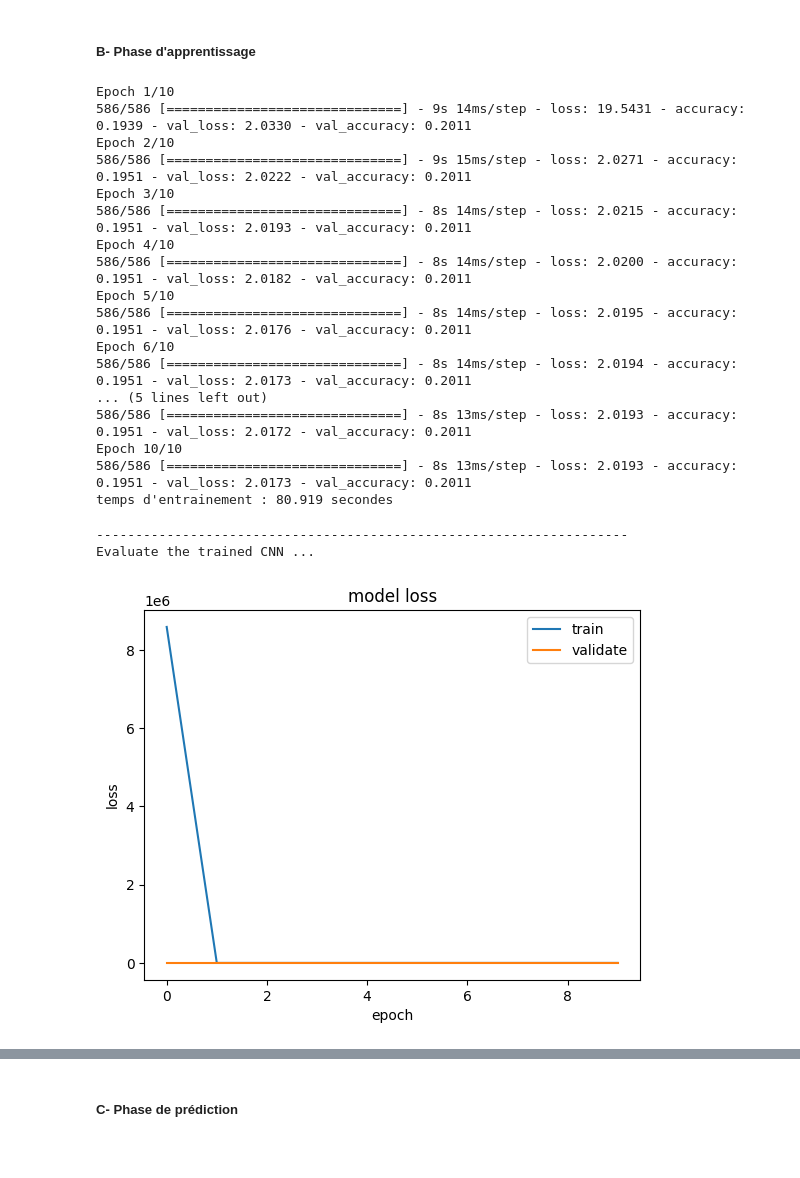
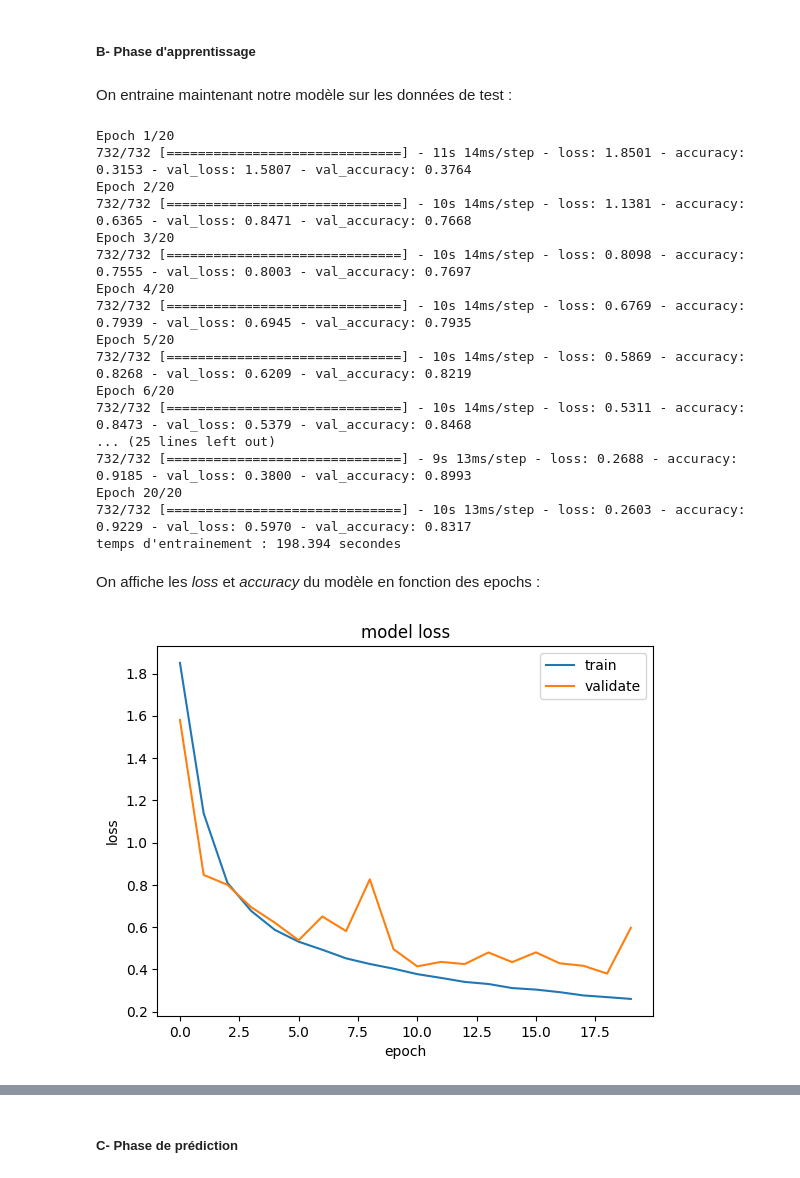
Before and after one commit to damiendesvent/LOG635-H2023-EqA, a Jupyter notebook: Labo_2/src/log-635_labo_2_eqA.ipynb, the cells around one changed output, grey strips where cells are left out. Cells and saved outputs as stored; diff of their text form; code cells hidden in the pictures.

Commit message:
bcp de modifs sur la partie comparaison des datasets

```diff
--- a/Labo_2/src/log-635_labo_2_eqA.ipynb
+++ b/Labo_2/src/log-635_labo_2_eqA.ipynb
@@ -239,7 +384,7 @@ On modifie Y pour qu'il contienne en un vecteur tous les résultats :
 from sklearn.preprocessing import label_binarize
 
 # on modifie le nombre de classes en fonction du dataset directement
-Y = label_binarize(Y, classes=range(len(dataset.target_names)))
+Y = label_binarize(Y, classes=range(len(my_dataset.target_names)))
 print(Y.shape)
 # %% [output]
 (19512, 8)
@@ -662,6 +840,7 @@ from keras.layers import Dense, Conv1D, Flatten, MaxPooling1D
 # %%
-x_train = x_train.reshape(x_train.shape[0], x_train.shape[1], 1)
-x_test = x_test.reshape(x_test.shape[0], x_test.shape[1], 1)
+x_train_cnn = x_train.reshape(x_train.shape[0], x_train.shape[1], 1)
+x_val_cnn = x_val.reshape(x_val.shape[0], x_val.shape[1], 1)
+x_test_cnn = x_test.reshape(x_test.shape[0], x_test.shape[1], 1)
 
-print(x_train.shape, x_test.shape)
+print(x_train_cnn.shape, x_val_cnn.shape, x_test_cnn.shape)
 # %% [output]
@@ -671,11 +852,13 @@ print(x_train.shape, x_test.shape)
 # %%
+cnn_learning_rate = 0.00000000001
+
 cnn = Sequential()
-cnn.add(Conv1D(64, 2, activation="relu", input_shape=(x_train.shape[1],1)))
+cnn.add(Conv1D(64, 2, activation="relu", input_shape=(x_train_cnn.shape[1],1)))
 cnn.add(Dense(16, activation="relu"))
 cnn.add(MaxPooling1D())
 cnn.add(Flatten())
-cnn.add(Dense(len(dataset.target_names), activation = 'softmax'))
-optimizer = keras.optimizers.SGD(learning_rate=0.000000001)
+cnn.add(Dense(len(my_dataset.target_names), activation = 'softmax'))
+optimizer = keras.optimizers.SGD(learning_rate=cnn_learning_rate)
 cnn.compile(loss = 'sparse_categorical_crossentropy',
      optimizer = "sgd",    #adam
               metrics = ['accuracy'])
@@ -703,11 +886,15 @@ Non-trainable params: 0
 _________________________________________________________________
 # %% [markdown]
 ##### B- Phase d'apprentissage
+# %% [markdown]
+On entraine maintenant notre modèle sur les données de test :
 # %%
+cnn_batch_size = 16
+cnn_nb_epochs = 20
+
 start = time.time()
 
-history=cnn.fit(x_train, y_train.argmax(axis=1),
-                    validation_split= 0.2, batch_size=16,epochs=10, verbose=1)
+history=cnn.fit(x_train_cnn, y_train.argmax(axis=1),validation_data=(x_val_cnn,y_val.argmax(axis=1)), batch_size=cnn_batch_size,epochs=cnn_nb_epochs, verbose=1)
 
 end = time.time()
 
@@ -715,41 +902,36 @@ training_time_cnn = end - start
 
 print('temps d\'entrainement : {:.3f} secondes'.format(training_time_cnn))
 # %% [output]
-Epoch 1/10
-586/586 [==============================] - 9s 14ms/step - loss: 19.5431 - accuracy: 0.1939 - val_loss: 2.0330 - val_accuracy: 0.2011
-Epoch 2/10
-586/586 [==============================] - 9s 15ms/step - loss: 2.0271 - accuracy: 0.1951 - val_loss: 2.0222 - val_accuracy: 0.2011
-Epoch 3/10
-586/586 [==============================] - 8s 14ms/step - loss: 2.0215 - accuracy: 0.1951 - val_loss: 2.0193 - val_accuracy: 0.2011
-Epoch 4/10
-586/586 [==============================] - 8s 14ms/step - loss: 2.0200 - accuracy: 0.1951 - val_loss: 2.0182 - val_accuracy: 0.2011
-Epoch 5/10
-586/586 [==============================] - 8s 14ms/step - loss: 2.0195 - accuracy: 0.1951 - val_loss: 2.0176 - val_accuracy: 0.2011
-Epoch 6/10
-586/586 [==============================] - 8s 14ms/step - loss: 2.0194 - accuracy: 0.1951 - val_loss: 2.0173 - val_accuracy: 0.2011
-... (5 lines left out)
-586/586 [==============================] - 8s 13ms/step - loss: 2.0193 - accuracy: 0.1951 - val_loss: 2.0172 - val_accuracy: 0.2011
-Epoch 10/10
-586/586 [==============================] - 8s 13ms/step - loss: 2.0193 - accuracy: 0.1951 - val_loss: 2.0173 - val_accuracy: 0.2011
-temps d'entrainement : 80.919 secondes
+Epoch 1/20
+732/732 [==============================] - 11s 14ms/step - loss: 1.8501 - accuracy: 0.3153 - val_loss: 1.5807 - val_accuracy: 0.3764
+Epoch 2/20
+732/732 [==============================] - 10s 14ms/step - loss: 1.1381 - accuracy: 0.6365 - val_loss: 0.8471 - val_accuracy: 0.7668
+Epoch 3/20
+732/732 [==============================] - 10s 14ms/step - loss: 0.8098 - accuracy: 0.7555 - val_loss: 0.8003 - val_accuracy: 0.7697
+Epoch 4/20
+732/732 [==============================] - 10s 14ms/step - loss: 0.6769 - accuracy: 0.7939 - val_loss: 0.6945 - val_accuracy: 0.7935
+Epoch 5/20
+732/732 [==============================] - 10s 14ms/step - loss: 0.5869 - accuracy: 0.8268 - val_loss: 0.6209 - val_accuracy: 0.8219
+Epoch 6/20
+732/732 [==============================] - 10s 14ms/step - loss: 0.5311 - accuracy: 0.8473 - val_loss: 0.5379 - val_accuracy: 0.8468
+... (25 lines left out)
+732/732 [==============================] - 9s 13ms/step - loss: 0.2688 - accuracy: 0.9185 - val_loss: 0.3800 - val_accuracy: 0.8993
+Epoch 20/20
+732/732 [==============================] - 10s 13ms/step - loss: 0.2603 - accuracy: 0.9229 - val_loss: 0.5970 - val_accuracy: 0.8317
+temps d'entrainement : 198.394 secondes
+# %% [markdown]
+On affiche les *loss* et *accuracy* du modèle en fonction des epochs :
 # %%
-print('--------------------------------------------------------------------\n'
-      'Evaluate the trained CNN ...')
-
-# plotting the metrics
-
 fig = plt.figure()
 
 plt.plot(history.history['loss'])
 plt.plot(history.history['val_loss'])
 plt.title('model loss')
 plt.ylabel('loss')
 plt.xlabel('epoch')
 plt.legend(['train', 'validate'], loc='best')
 
 plt.show()
 # %% [output]
---------------------------------------------------------------------
-Evaluate the trained CNN ...
-[figure, old version]
+[figure, new version]
 # %%
```
Also changed, not shown: parts of 238 cells of this notebook, 2 other files.
